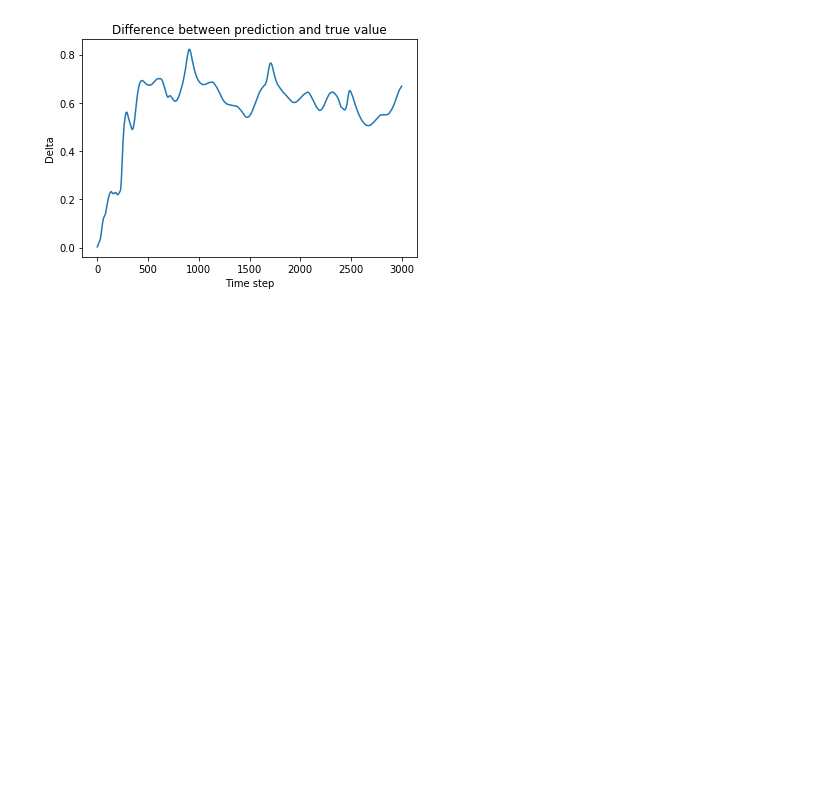
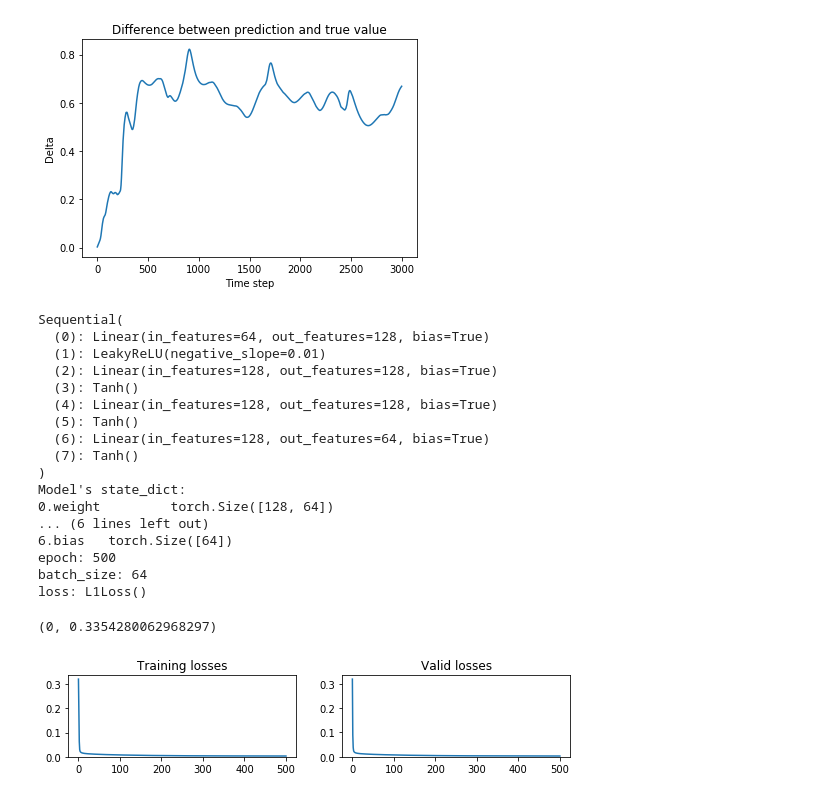
Before and after one commit to calladogt/Deep-learning-to-the-modeling-of-chaotic-dynamics-systems, a Jupyter notebook: Simulators/ks-simulator/KS-modelFF.ipynb, the cells around one changed output. Drawn from its saved outputs; the diff is of its cells as text; code cells hidden in the pictures; blank space fills up the shorter version.

```diff
--- a/Simulators/ks-simulator/KS-modelFF.ipynb
+++ b/Simulators/ks-simulator/KS-modelFF.ipynb
@@ -797,3 +590,82 @@ tosave_data = {'epoch': epochs_counter,
                'valid loss': valid_losses,}
 # Write a pickle file using pytorch
 th.save(tosave_data, "modelff4")
+# %%
+#TO LOAD THE MODEL
+
+# First create objects of the good types
+n_input=64
+n_output=64
+n_hidden=128
+model = th.nn.Sequential(
+    th.nn.Linear(n_input,n_hidden),
+    th.nn.LeakyReLU(),
+    th.nn.Linear(n_hidden,n_hidden),
+    th.nn.Tanh(),
+    th.nn.Linear(n_hidden,n_hidden),
+    th.nn.Tanh(),
+    th.nn.Linear(n_hidden,n_output),
+    th.nn.Tanh()
+)
+model.double()
+model.cuda()
+optimizer=th.optim.Adam(model.parameters(),lr=1e-5)
+loss_fn=th.nn.L1Loss()
+
+# Load the pickle file to read the dictionnary from the file
+checkpoint = th.load("modelff4")
+
+# restore the model and optimizer states:
+model.load_state_dict(checkpoint['model_state_dict'])
+optimizer.load_state_dict(checkpoint['optimizer_state_dict'])
+epoch = checkpoint['epoch']
+batch_size = checkpoint['batch_size']
+loss_fn=checkpoint['loss']
+train_losses=checkpoint['training loss']
+valid_losses=checkpoint['valid loss']
+
+
+# Print model's state_dict
+print(model)
+print("Model's state_dict:")
+for param_tensor in model.state_dict():
+    print(param_tensor, "\t", model.state_dict()[param_tensor].size())
+print("epoch:", epoch)
+print("batch_size:", batch_size)
+print("loss:", loss_fn)
+
+# Print optimizer's state_dict
+#print("Optimizer's state_dict:")
+#for var_name in optimizer.state_dict():
+#    print(var_name, "\t", optimizer.state_dict()[var_name])
+
+#plot some graphs
+plt.figure(figsize = (9, 1.5))
+ax= plt.subplot(1, 2, 1)
+plt.plot(train_losses)
+plt.title('Training losses')
+ax.set_ylim(bottom=0)
+ax= plt.subplot(1, 2, 2)
+plt.plot(valid_losses)
+plt.title('Valid losses')
+ax.set_ylim(bottom=0)
+# %% [output]
+Sequential(
+  (0): Linear(in_features=64, out_features=128, bias=True)
+  (1): LeakyReLU(negative_slope=0.01)
+  (2): Linear(in_features=128, out_features=128, bias=True)
+  (3): Tanh()
+  (4): Linear(in_features=128, out_features=128, bias=True)
+  (5): Tanh()
+  (6): Linear(in_features=128, out_features=64, bias=True)
+  (7): Tanh()
+)
+Model's state_dict:
+0.weight         torch.Size([128, 64])
+... (6 lines left out)
+6.bias   torch.Size([64])
+epoch: 500
+batch_size: 64
+loss: L1Loss()
+(0, 0.3354280062968297)
+[figure, added]
```
Also changed, not shown: parts of 12 cells of this notebook, 1 other file.
